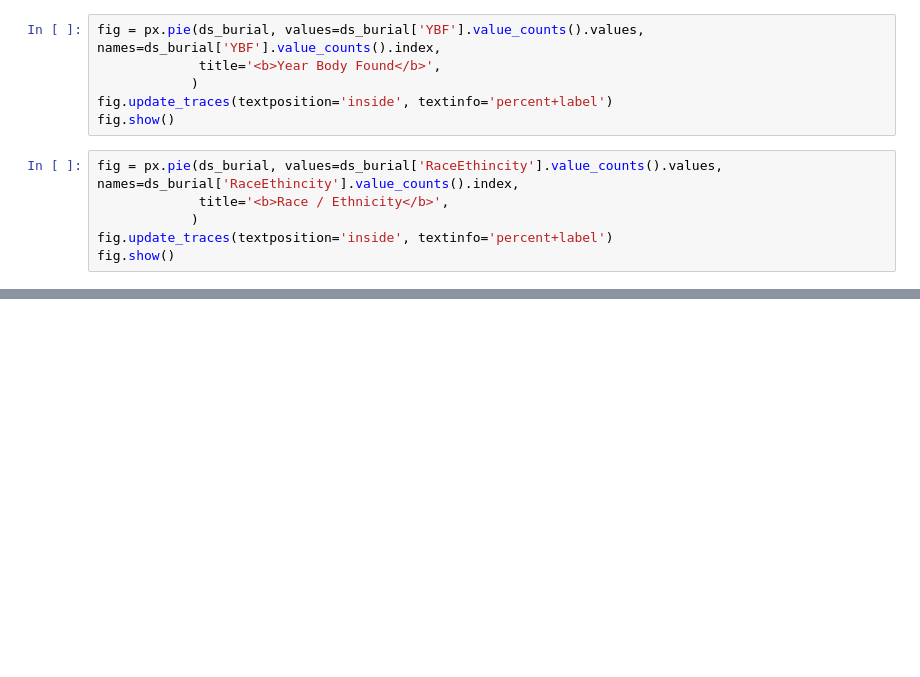
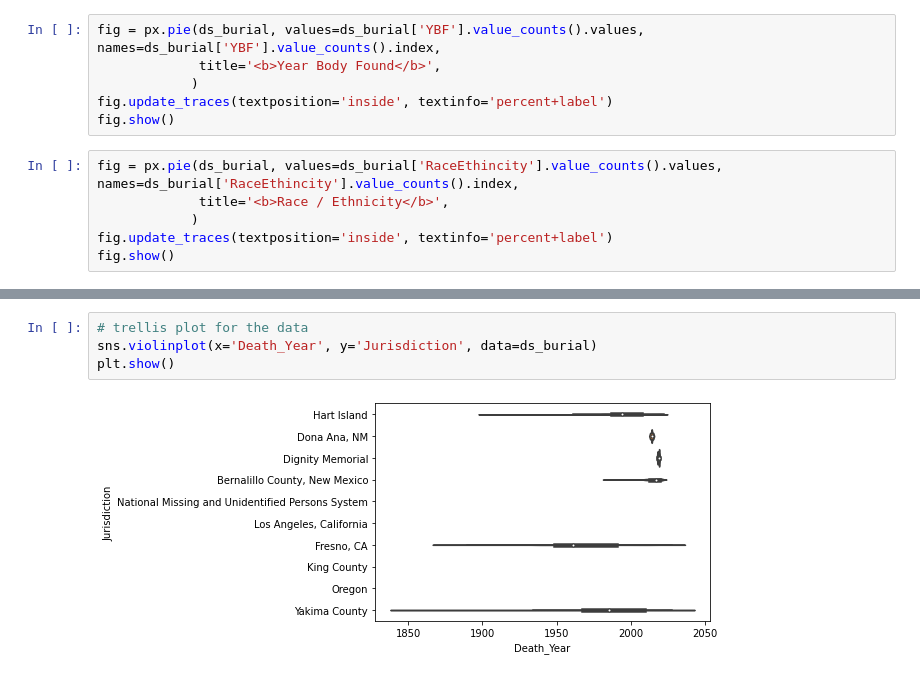
Before and after one commit to larakaracasu/Indigent-Burial-Analysis, a Jupyter notebook: merged-dataset/Exploratory_Data_Analysis.ipynb, the cells around one changed output, grey strips where cells are left out. Saved outputs shown, nothing was run; the diff lists cells and outputs as text; blank space fills up the shorter version.

```diff
--- a/merged-dataset/Exploratory_Data_Analysis.ipynb
+++ b/merged-dataset/Exploratory_Data_Analysis.ipynb
@@ -200,0 +216,6 @@ fig.show()
+# %%
+# trellis plot for the data
+sns.violinplot(x='Death_Year', y='Jurisdiction', data=ds_burial)
+plt.show()
+# %% [output]
+[figure, added]
```
Also changed, not shown: parts of 6 cells of this notebook.
